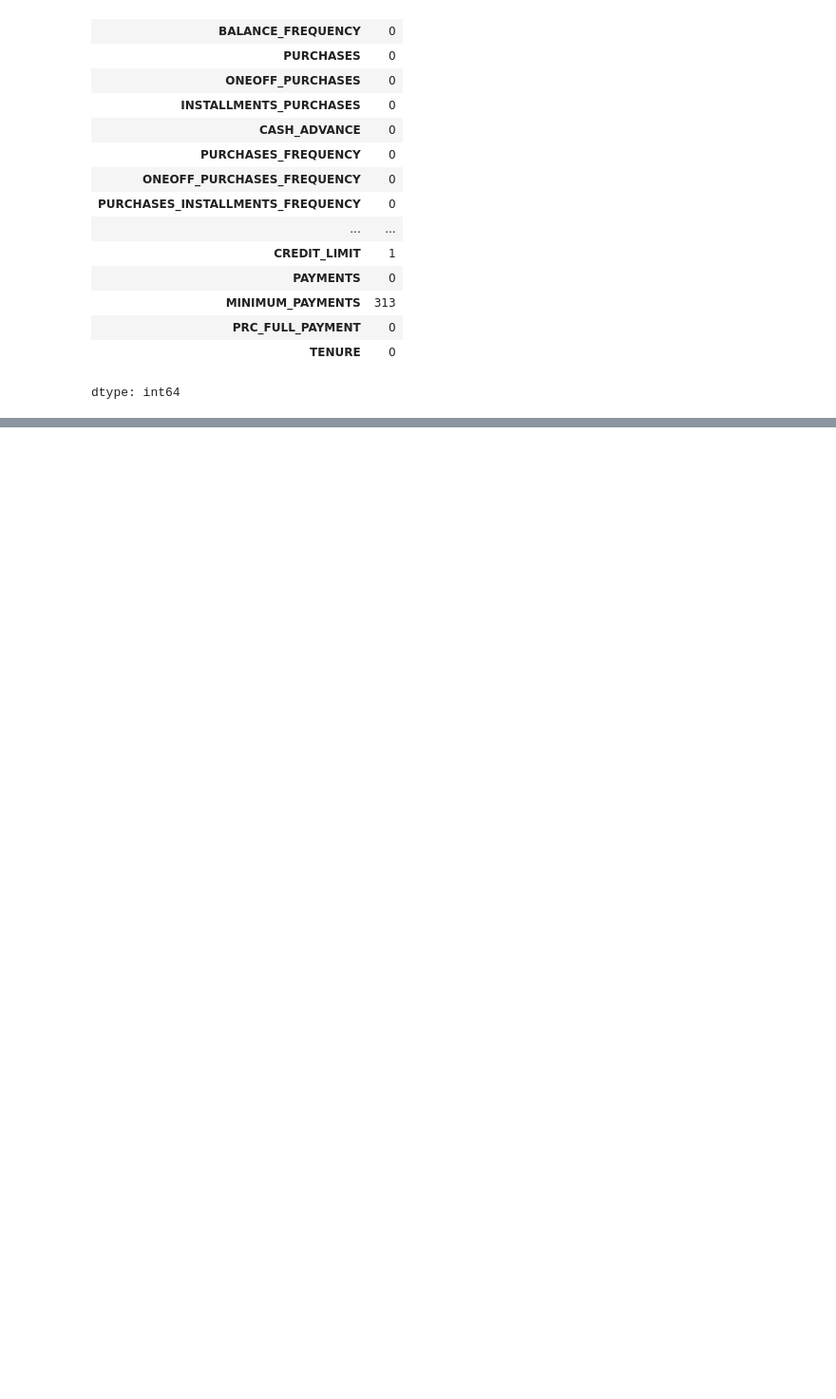
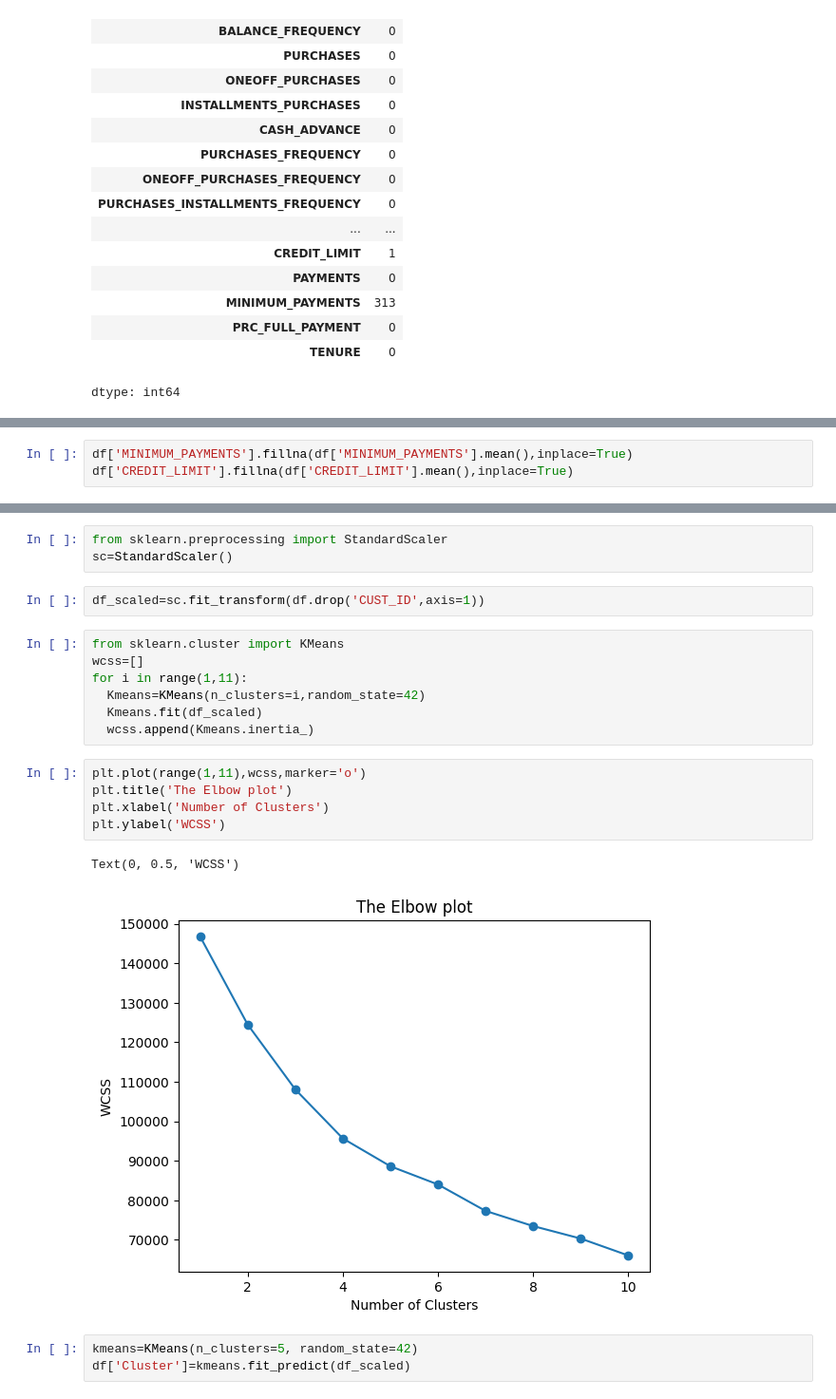
Before and after one commit to Edwinshajan2006/data-science-, a Jupyter notebook: Clustering_.ipynb, the cells around one changed output, grey strips where cells are left out. Shown at 95% size. Saved outputs shown, nothing was run; the diff lists cells and outputs as text; blank space fills up the shorter version.

```diff
--- a/Clustering_.ipynb
+++ b/Clustering_.ipynb
@@ -64,0 +104,3 @@ dtype: int64
+# %%
+df['MINIMUM_PAYMENTS'].fillna(df['MINIMUM_PAYMENTS'].mean(),inplace=True)
+df['CREDIT_LIMIT'].fillna(df['CREDIT_LIMIT'].mean(),inplace=True)
@@ -64,0 +148,23 @@ dtype: int64
+# %%
+from sklearn.preprocessing import StandardScaler
+sc=StandardScaler()
+# %%
+df_scaled=sc.fit_transform(df.drop('CUST_ID',axis=1))
+# %%
+from sklearn.cluster import KMeans
+wcss=[]
+for i in range(1,11):
+  Kmeans=KMeans(n_clusters=i,random_state=42)
+  Kmeans.fit(df_scaled)
+  wcss.append(Kmeans.inertia_)
+# %%
+plt.plot(range(1,11),wcss,marker='o')
+plt.title('The Elbow plot')
+plt.xlabel('Number of Clusters')
+plt.ylabel('WCSS')
+# %% [output]
+Text(0, 0.5, 'WCSS')
+[figure, added]
+# %%
+kmeans=KMeans(n_clusters=5, random_state=42)
+df['Cluster']=kmeans.fit_predict(df_scaled)
```
Also changed, not shown: parts of 10 cells of this notebook.
